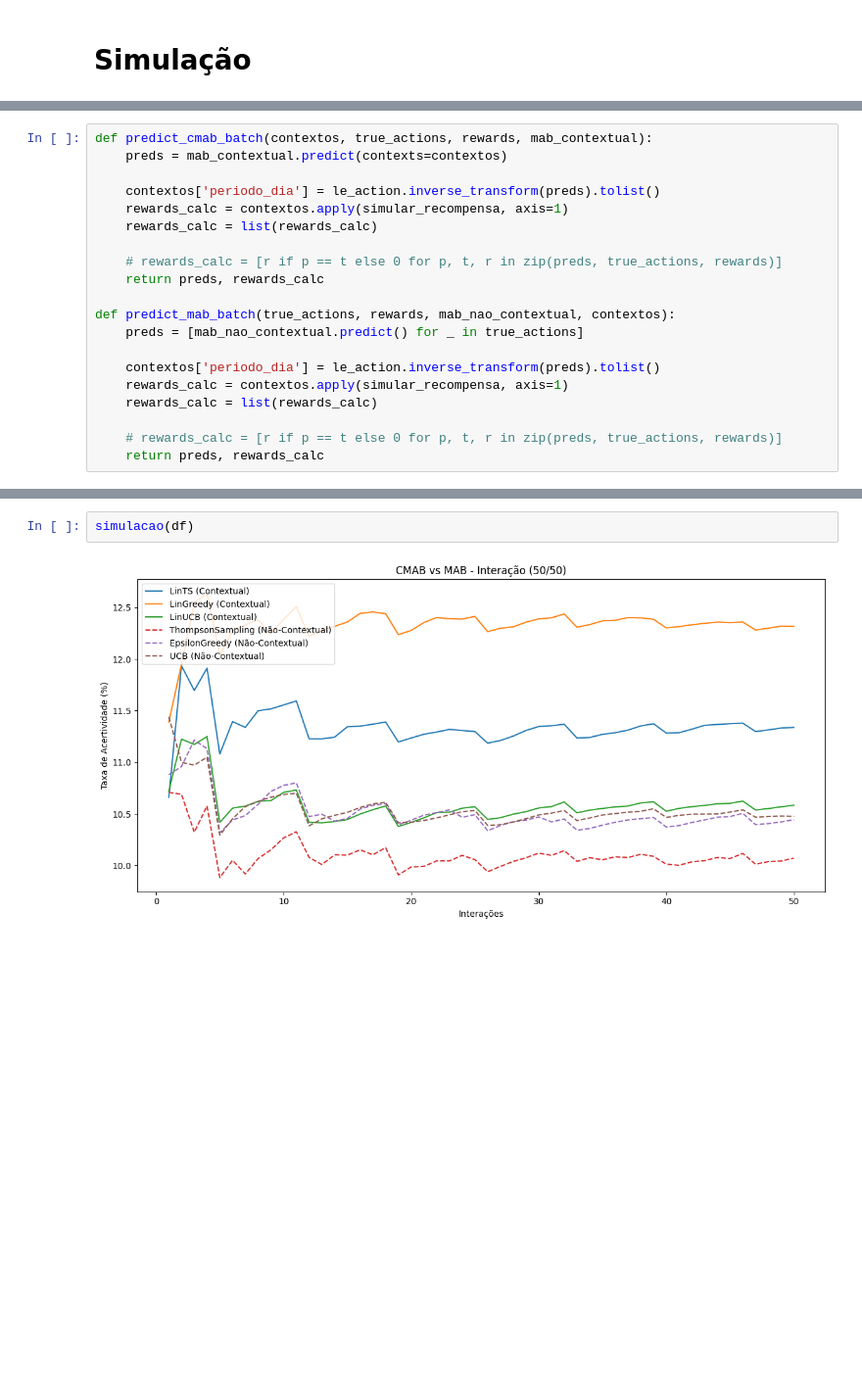
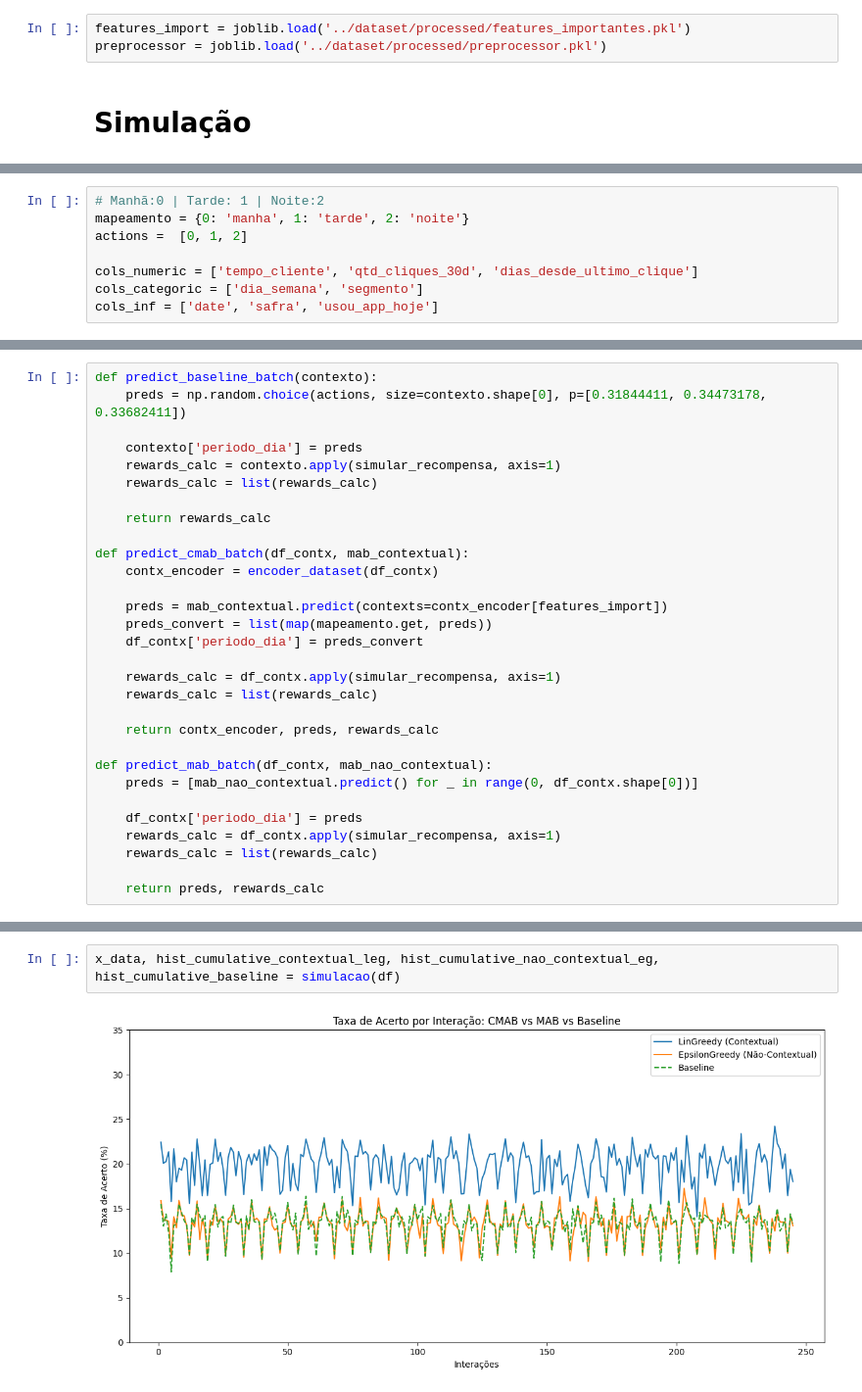
Before and after one commit to CarlosQuixada/Contextual-Multi-Armed-Bandit, a Jupyter notebook: notebook/02_Simulacao_CMAB copy.ipynb, the cells around one changed output, grey strips where cells are left out. Shown at 98% size. Cells and saved outputs as stored; diff of their text form; blank space fills up the shorter version.

Commit message:
Criando Simulacao CMAB x MAB x Baseline

```diff
--- a/notebook/02_Simulacao_CMAB copy.ipynb
+++ b/notebook/02_Simulacao_CMAB copy.ipynb
@@ -34,2 +27,5 @@ df.head()
+# %%
+features_import = joblib.load('../dataset/processed/features_importantes.pkl')
+preprocessor = joblib.load('../dataset/processed/preprocessor.pkl')
 # %% [markdown]
 # Simulação
@@ -65,0 +32,8 @@ def simular_recompensa(row):
+# %%
+# Manhã:0 | Tarde: 1 | Noite:2
+mapeamento = {0: 'manha', 1: 'tarde', 2: 'noite'}
+actions =  [0, 1, 2]
+
+cols_numeric = ['tempo_cliente', 'qtd_cliques_30d', 'dias_desde_ultimo_clique']
+cols_categoric = ['dia_semana', 'segmento']
+cols_inf = ['date', 'safra', 'usou_app_hoje']
@@ -100,21 +133,31 @@ def create_models_cmab_mab(context_matrix, action_list):
 # %%
-def predict_cmab_batch(contextos, true_actions, rewards, mab_contextual):
-    preds = mab_contextual.predict(contexts=contextos)
+def predict_baseline_batch(contexto):
+    preds = np.random.choice(actions, size=contexto.shape[0], p=[0.31844411, 0.34473178, 0.33682411])
 
-    contextos['periodo_dia'] = le_action.inverse_transform(preds).tolist()
-    rewards_calc = contextos.apply(simular_recompensa, axis=1)
+    contexto['periodo_dia'] = preds
+    rewards_calc = contexto.apply(simular_recompensa, axis=1)
     rewards_calc = list(rewards_calc)
 
-    # rewards_calc = [r if p == t else 0 for p, t, r in zip(preds, true_actions, rewards)]
-    return preds, rewards_calc
+    return rewards_calc
 
-def predict_mab_batch(true_actions, rewards, mab_nao_contextual, contextos):
-    preds = [mab_nao_contextual.predict() for _ in true_actions]
+def predict_cmab_batch(df_contx, mab_contextual):
+    contx_encoder = encoder_dataset(df_contx)
 
-    contextos['periodo_dia'] = le_action.inverse_transform(preds).tolist()
-    rewards_calc = contextos.apply(simular_recompensa, axis=1)
+    preds = mab_contextual.predict(contexts=contx_encoder[features_import])
+    preds_convert = list(map(mapeamento.get, preds))
+    df_contx['periodo_dia'] = preds_convert
+
+    rewards_calc = df_contx.apply(simular_recompensa, axis=1)
     rewards_calc = list(rewards_calc)
 
-    # rewards_calc = [r if p == t else 0 for p, t, r in zip(preds, true_actions, rewards)]
+    return contx_encoder, preds, rewards_calc
+
+def predict_mab_batch(df_contx, mab_nao_contextual):
+    preds = [mab_nao_contextual.predict() for _ in range(0, df_contx.shape[0])]
+
+    df_contx['periodo_dia'] = preds
+    rewards_calc = df_contx.apply(simular_recompensa, axis=1)
+    rewards_calc = list(rewards_calc)
+
     return preds, rewards_calc
 # %%
@@ -228,4 +235,4 @@ def simulacao(df_enc):
 # %%
-simulacao(df)
+x_data, hist_cumulative_contextual_leg, hist_cumulative_nao_contextual_eg, hist_cumulative_baseline = simulacao(df)
 # %% [output]
-[figure, old version]
+[figure, new version]
```
Also changed, not shown: parts of 10 cells of this notebook, 6 other files.
